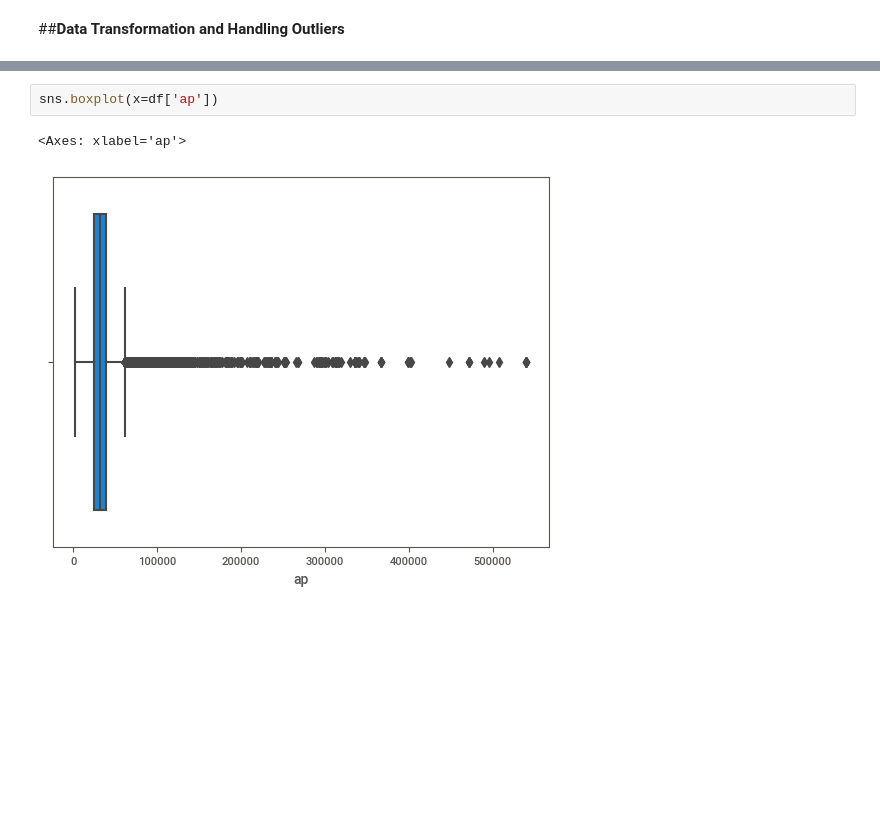
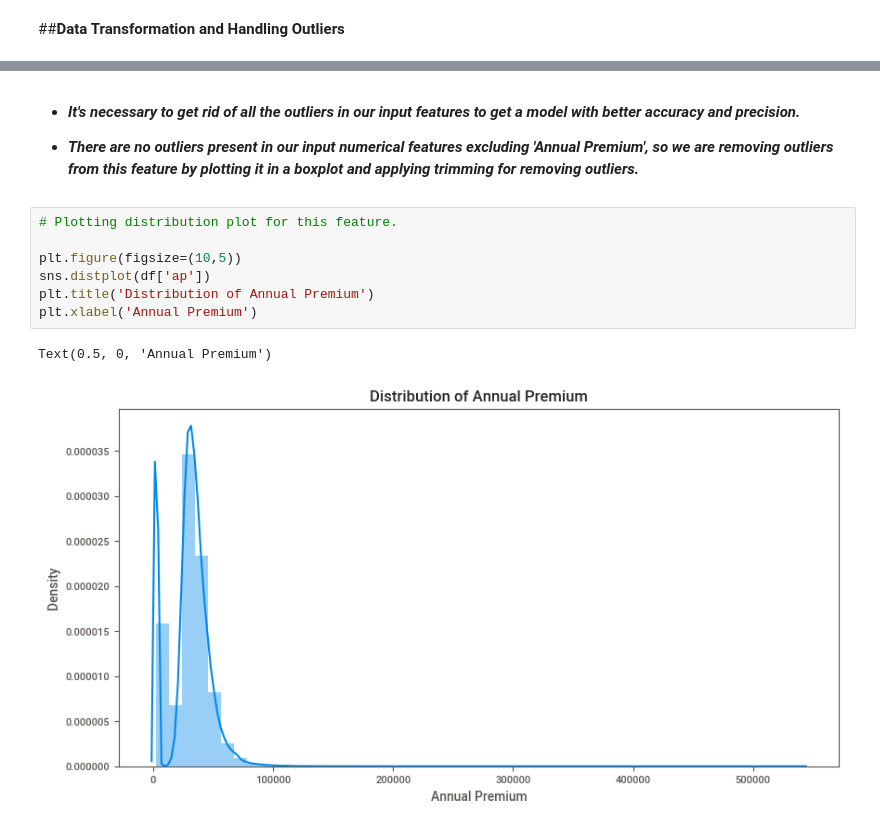
Before and after one commit to Sid-9823/Health-Insurance-Cross-Sell-Prediction, a Jupyter notebook: Health_Insurance_Cross_Sell_Prediction.ipynb, the cells around one changed output, grey strips where cells are left out. Saved outputs shown, nothing was run; the diff lists cells and outputs as text; blank space fills up the shorter version.

```diff
--- a/Health_Insurance_Cross_Sell_Prediction.ipynb
+++ b/Health_Insurance_Cross_Sell_Prediction.ipynb
@@ -1211,5 +1179,14 @@ Cleaned dataset shape: (381109, 11)
-# %%
-sns.boxplot(x=df['ap'])
-# %% [output]
-<Axes: xlabel='ap'>
-[figure, removed]
+# %% [markdown]
+* ***It's necessary to get rid of all the outliers in our input features to get a model with better accuracy and precision.***
+
+* ***There are no outliers present in our input numerical features excluding 'Annual Premium', so we are removing outliers from this feature by plotting it in a boxplot and applying trimming for removing outliers.***
+# %%
+# Plotting distribution plot for this feature.
+
+plt.figure(figsize=(10,5))
+sns.distplot(df['ap'])
+plt.title('Distribution of Annual Premium')
+plt.xlabel('Annual Premium')
+# %% [output]
+Text(0.5, 0, 'Annual Premium')
+[figure, added]
```
Also changed, not shown: parts of 42 cells of this notebook.
